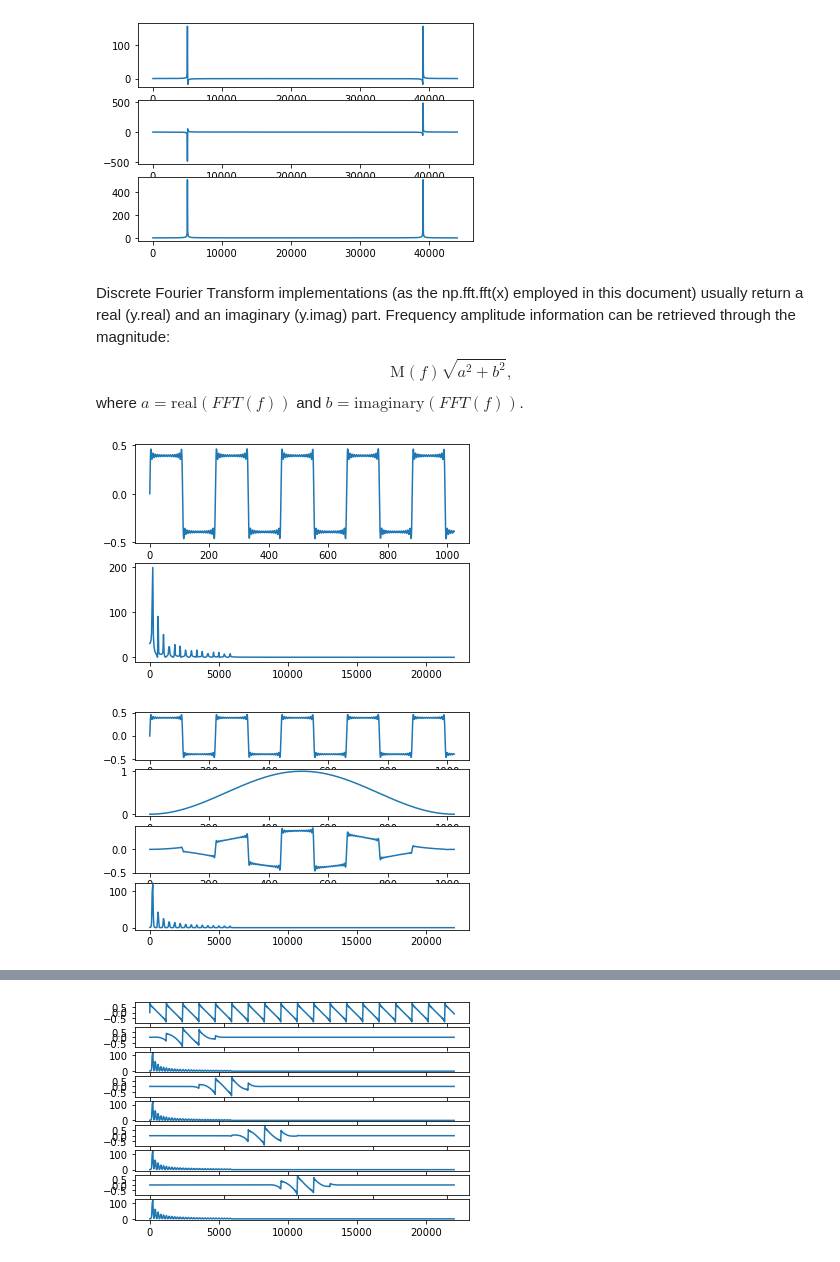
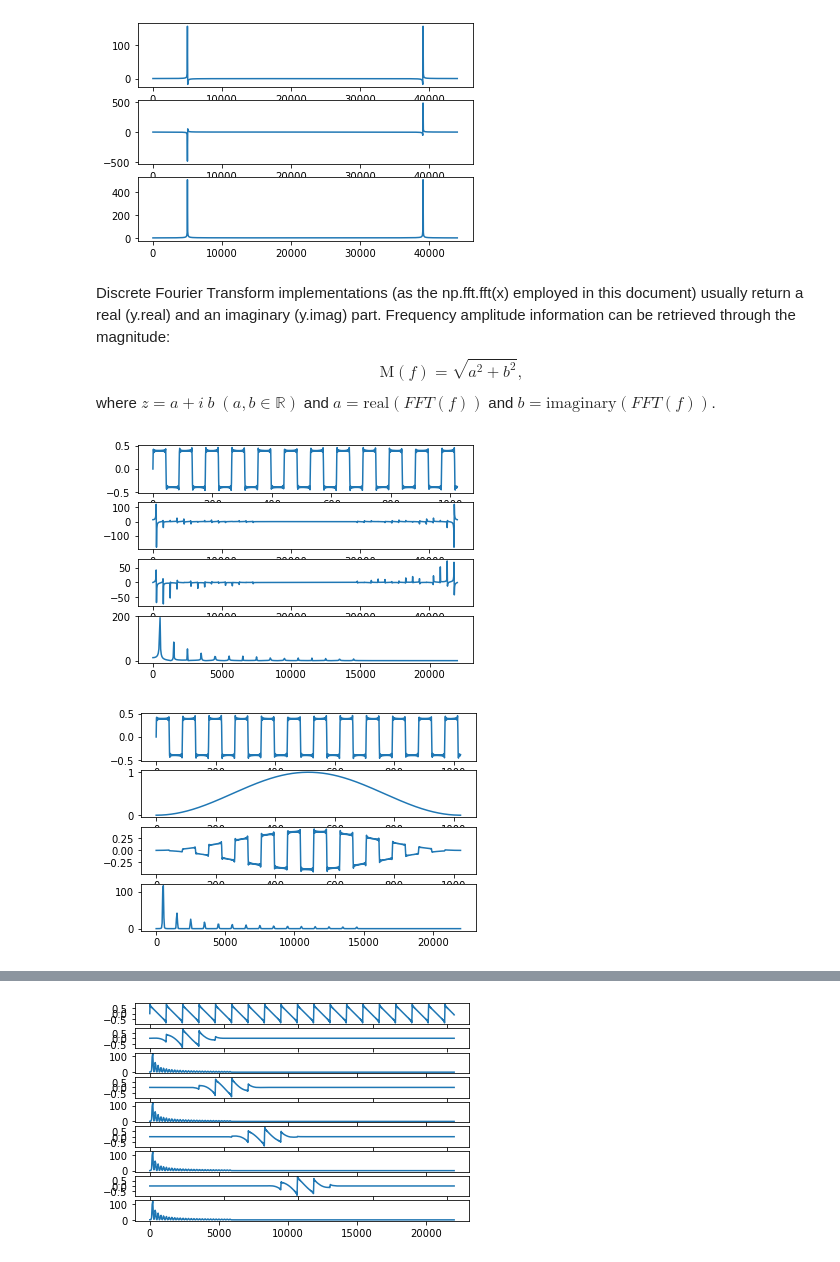
Before and after one commit to maximoskp/MSc_LangTech_NKUA_DSP, a Jupyter notebook: 2_fft_filters_db.ipynb, the cells around one changed output, grey strips where cells are left out. Cells and saved outputs as stored; diff of their text form; code cells hidden in the pictures.

```diff
--- a/2_fft_filters_db.ipynb
+++ b/2_fft_filters_db.ipynb
@@ -37,30 +37,35 @@ plt.savefig('figs/fft.png', dpi=300)
 # %% [output]
 [figure]
 # %% [markdown]
-Discrete Fourier Transform implementations (as the np.fft.fft(x) employed in this document) usually return a real (y.real) and an imaginary (y.imag) part. Frequency amplitude information can be retrieved through the magnitude: $$ \text{M}(f) \sqrt{a^2+b^2}, $$ where $ a = \text{real}(FFT(f)) $ and $ b = \text{imaginary}(FFT(f)) $.
+Discrete Fourier Transform implementations (as the np.fft.fft(x) employed in this document) usually return a real (y.real) and an imaginary (y.imag) part. Frequency amplitude information can be retrieved through the magnitude: $$ \text{M}(f) = \sqrt{a^2+b^2}, $$ where $z=a + i \ b$ $(a, b \in \mathbb{R})$ and $ a = \text{real}(FFT(f)) $ and $ b = \text{imaginary}(FFT(f)) $.
 # %%
 # composite waveform
 import sounddevice as sd
 fs = 44100
 t = np.arange( fs )/fs
-f1 = 200
+f1 = 500
 a1 = 0.5
 x = a1*np.sin( 2*np.pi*f1*t )
 for i in range(3, 30, 2):
     f2 = f1*i
     a2 = a1/i
     x += a2*np.sin( 2*np.pi*f2*t )
 sd.play( x , 44100 )
 y = np.fft.fft( x[:1024] )
 mag = np.sqrt( np.power( y.real , 2 ) + np.power( y.imag , 2 ) )
-plt.subplot(211)
+plt.subplot(411)
 plt.plot( np.arange( 1024 ) , x[:1024] )
-plt.subplot(212)
+plt.subplot(412)
+plt.plot( np.arange( y.size )/y.size*fs , y.real )
+plt.subplot(413)
+plt.plot( np.arange( y.size )/y.size*fs , y.imag[:y.size] )
+plt.subplot(414)
+# plt.plot( np.arange( y.size )/y.size*fs , mag[:y.size] )
 plt.plot( np.arange( y.size//2 )/y.size*fs , mag[:y.size//2] )
 plt.savefig('figs/fft.png', dpi=300)
 # Exercise: prepare a sawtooth and a square wave by modifying the above given implementation.
 # %% [output]
-[figure, old version]
+[figure, new version]
 # %%
 # apply window
 w = np.hanning( 1024 )
@@ -78,7 +83,7 @@ plt.subplot(414)
 plt.plot( np.arange( y.size//2 )/y.size*fs , mag[:y.size//2] )
 plt.savefig('figs/fft.png', dpi=300)
 # %% [output]
-[figure, old version]
+[figure, new version]
 # %%
 # inverse fft - ifft
 fs = 44100
```
Also changed, not shown: parts of 9 cells of this notebook.
